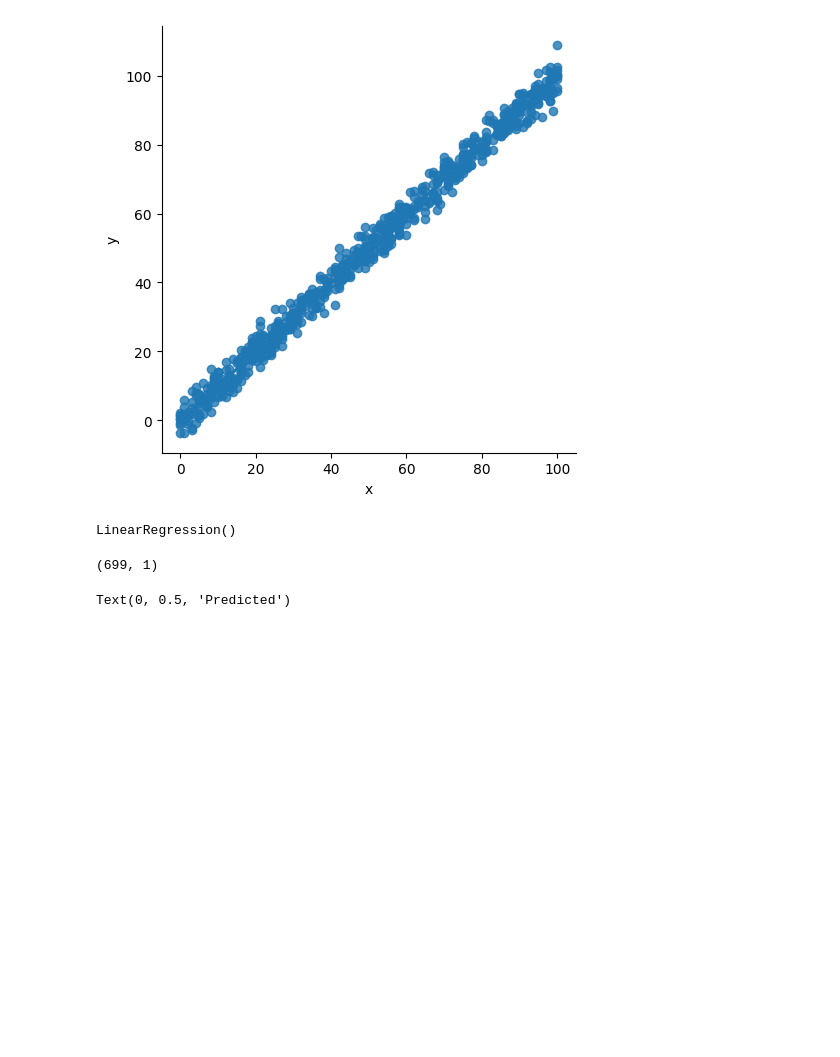
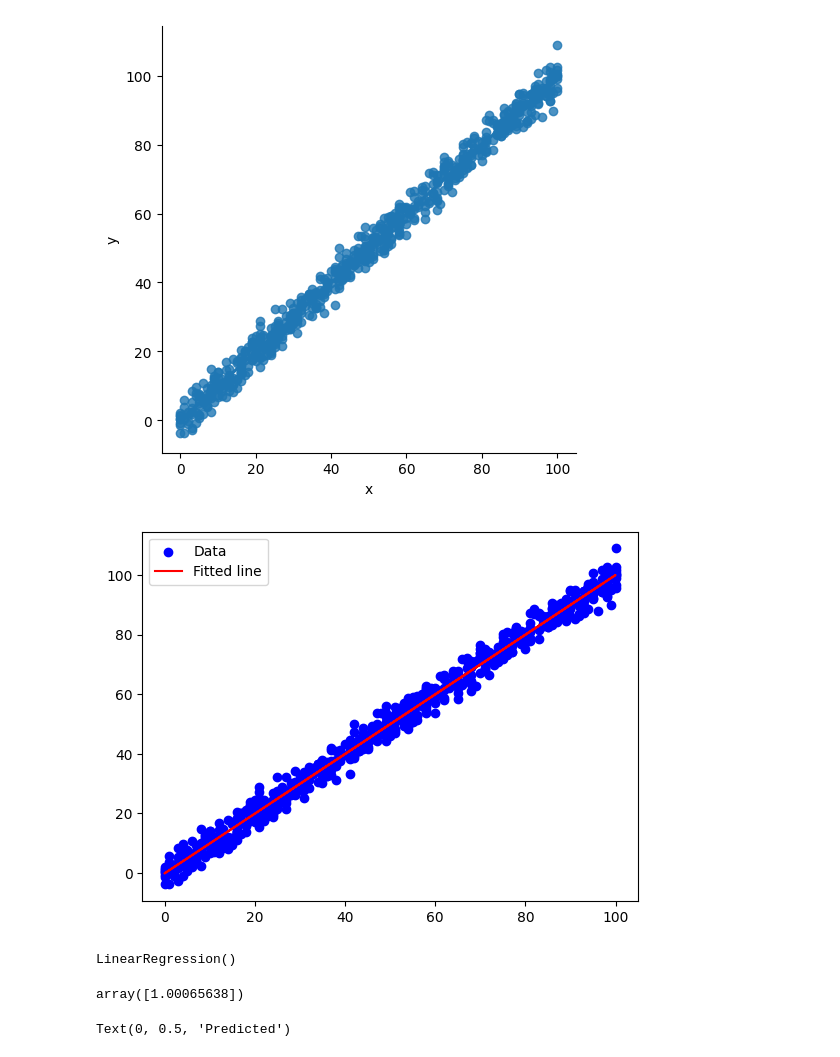
Before and after one commit to believeelikem/regression-from-scratch-one-feature, a Jupyter notebook: compute_gradient_descent_one_feature.ipynb, the cells around one changed output. Saved outputs shown, nothing was run; the diff lists cells and outputs as text; code cells hidden in the pictures; blank space fills up the shorter version.

```diff
--- a/compute_gradient_descent_one_feature.ipynb
+++ b/compute_gradient_descent_one_feature.ipynb
@@ -60,5 +67,12 @@ sns.lmplot(data= df, x="x", y = "y")
 # %% [output]
 <seaborn.axisgrid.FacetGrid at 0x...>
 [figure]
+# %%
+plt.scatter(X_train, y_train, color='blue', label='Data')
+plt.plot(X_train, predictions, color='red', label='Fitted line')
+plt.legend()
+plt.show()
+# %% [output]
+[figure, added]
 # %%
 lm = LinearRegression()
@@ -67,9 +81,10 @@ lm.fit(X_train.reshape(-1,1),y_train.reshape(-1,1))
 LinearRegression()
 # %%
 lm.coef_
-X_train.reshape(-1,1).shape
+# X_train.reshape(-1,1).shape
+# lm.intercept_
 # %% [output]
-(699, 1)
+array([1.00065638])
 # %%
 predictions = lm.predict(X_train.reshape(-1,1)).ravel()
 predictions
```
Also changed, not shown: parts of 6 cells of this notebook.
